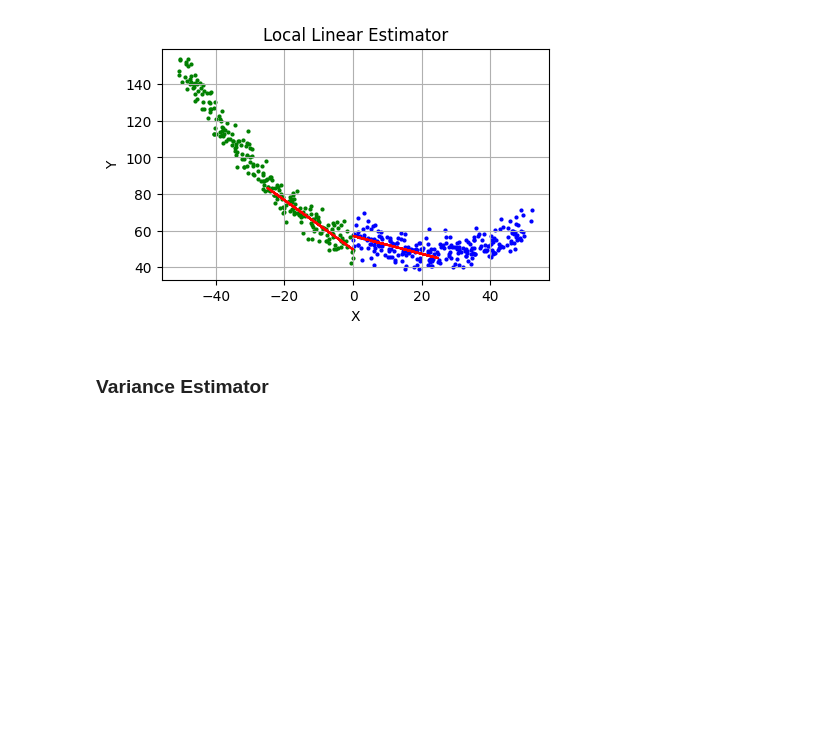
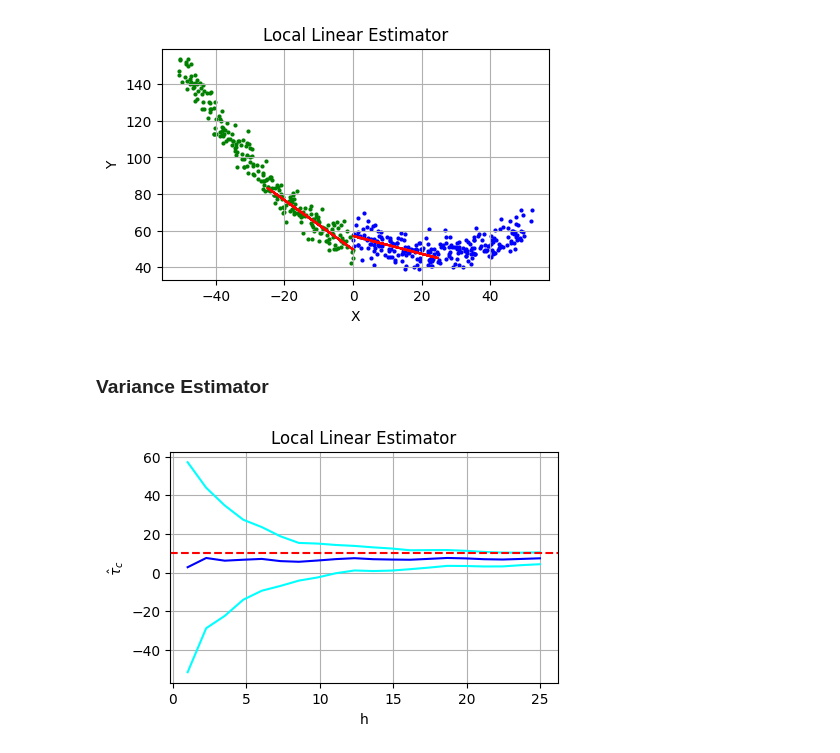
Before and after one commit to TiagoCAAmorim/causal_inference, a Jupyter notebook: Seminario/RegressionDiscontinuity.ipynb, the cells around one changed output. Saved outputs shown, nothing was run; the diff lists cells and outputs as text; code cells hidden in the pictures; blank space fills up the shorter version.

```diff
--- a/Seminario/RegressionDiscontinuity.ipynb
+++ b/Seminario/RegressionDiscontinuity.ipynb
@@ -131,5 +131,25 @@ plt.show()
 e2_1 = [[(y-y_hat)**2 for (y, y_hat) in zip(y, y_hat)] for (y, y_hat) in zip(y_1_local, y_hat_1)]
 e2_0 = [[(y-y_hat)**2 for (y, y_hat) in zip(y, y_hat)] for (y, y_hat) in zip(y_0_local, y_hat_0)]
 # %%
-sigma2_hat_1 = [1/len(x_1_local) * np.sum(e2) for e2 in e2_1]
-sigma2_hat_0 = [1/len(x_0_local) * np.sum(e2) for e2 in e2_0]
+sigma2_hat_1 = [1/len(x) * np.sum(e2) for (x, e2) in zip(x_1_local, e2_1)]
+sigma2_hat_0 = [1/len(x) * np.sum(e2) for (x, e2) in zip(x_0_local, e2_0)]
+# %%
+f_hat_c = [(len(x_1)+len(x_0)) / (2*h*len(x_all)) for (x_1,x_0,h) in zip(x_1_local, x_0_local,h_test)]
+# %%
+V_hat_tau = [4/f * (s2_1 + s2_0) / (h*len(x_all)) for (f,s2_1, s2_0,h) in zip(f_hat_c,sigma2_hat_1,sigma2_hat_0,h_test)]
+# %%
+tau_sup = [tau + 1.96*v for (tau,v) in zip(tau_hat, V_hat_tau)]
+tau_inf = [tau - 1.96*v for (tau,v) in zip(tau_hat, V_hat_tau)]
+
+plt.figure(figsize=(5,3))
+plt.plot(h_test, tau_hat, c='blue')
+plt.plot(h_test, tau_sup, c='cyan')
+plt.plot(h_test, tau_inf, c='cyan')
+plt.axhline(y=tau, color="r", linestyle="--")
+plt.grid(True)
+plt.xlabel("h")
+plt.ylabel("$\\hat{\\tau}_c$")
+plt.title("Local Linear Estimator")
+plt.show()
+# %% [output]
+[figure, added]
```
